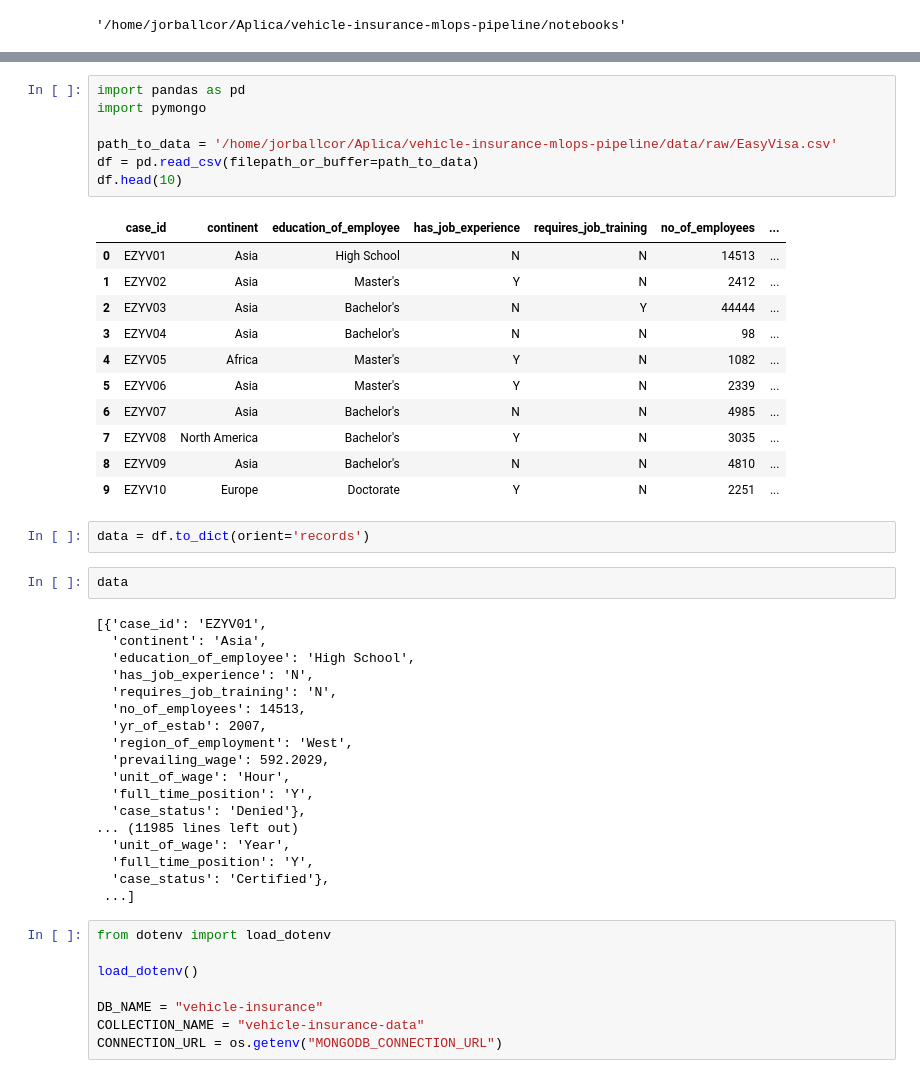
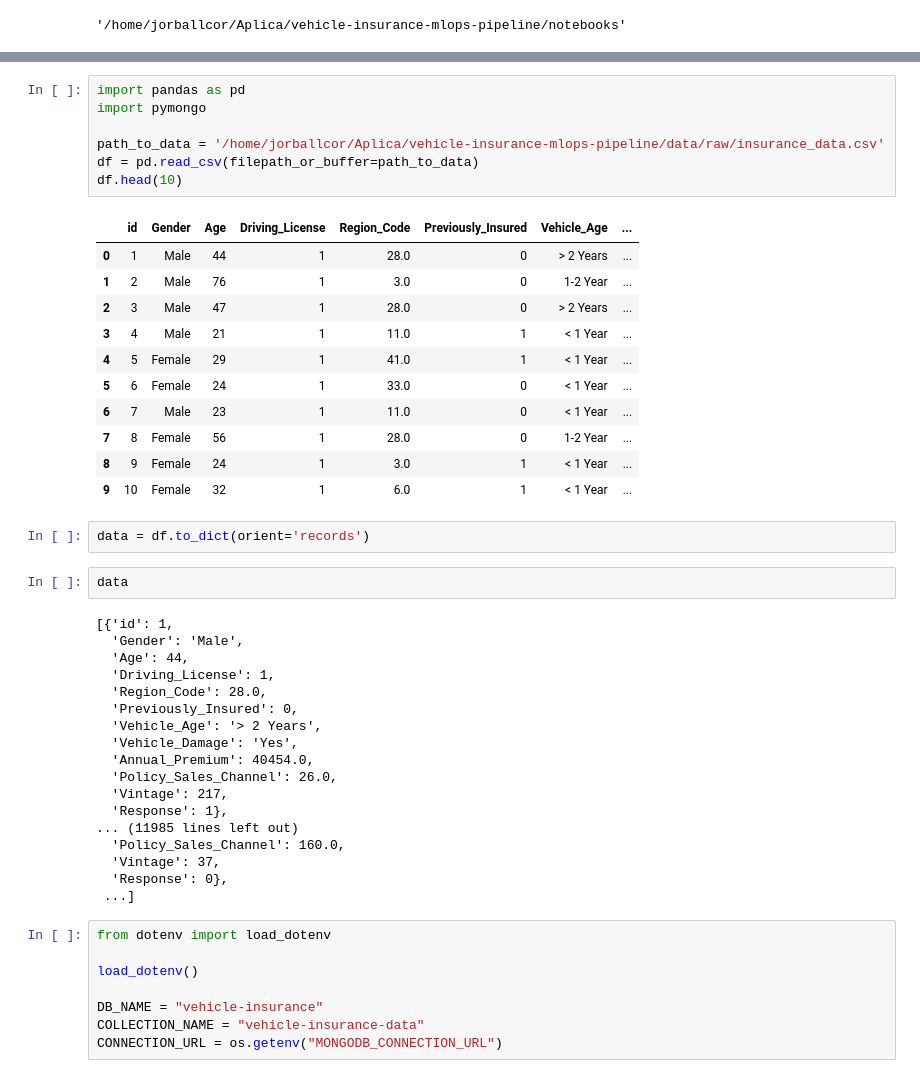
Before and after one commit to jorballcor/vehicle-insurance-mlops-pipeline, a Jupyter notebook: notebooks/mongoDB_demo.ipynb, the cells around one changed output, grey strips where cells are left out. Drawn from its saved outputs; the diff is of its cells as text.

Commit message:
update: demo mongoDB correct data

```diff
--- a/notebooks/mongoDB_demo.ipynb
+++ b/notebooks/mongoDB_demo.ipynb
@@ -10,43 +10,43 @@ os.listdir(path='/home/jorballcor/Aplica/vehicle-insurance-mlops-pipeline/data/r
 # %%
 import pandas as pd
 import pymongo
 
-path_to_data = '/home/jorballcor/Aplica/vehicle-insurance-mlops-pipeline/data/raw/EasyVisa.csv'
+path_to_data = '/home/jorballcor/Aplica/vehicle-insurance-mlops-pipeline/data/raw/insurance_data.csv'
 df = pd.read_csv(filepath_or_buffer=path_to_data)
 df.head(10)
 # %% [output]
-|  | case_id | continent | education_of_employee | has_job_experience | requires_job_training | no_of_employees | ... |
-| 0 | EZYV01 | Asia | High School | N | N | 14513 | ... |
-| 1 | EZYV02 | Asia | Master's | Y | N | 2412 | ... |
-| 2 | EZYV03 | Asia | Bachelor's | N | Y | 44444 | ... |
-| 3 | EZYV04 | Asia | Bachelor's | N | N | 98 | ... |
-| 4 | EZYV05 | Africa | Master's | Y | N | 1082 | ... |
-| 5 | EZYV06 | Asia | Master's | Y | N | 2339 | ... |
-| 6 | EZYV07 | Asia | Bachelor's | N | N | 4985 | ... |
-| 7 | EZYV08 | North America | Bachelor's | Y | N | 3035 | ... |
-| 8 | EZYV09 | Asia | Bachelor's | N | N | 4810 | ... |
-| 9 | EZYV10 | Europe | Doctorate | Y | N | 2251 | ... |
+|  | id | Gender | Age | Driving_License | Region_Code | Previously_Insured | Vehicle_Age | ... |
+| 0 | 1 | Male | 44 | 1 | 28.0 | 0 | > 2 Years | ... |
+| 1 | 2 | Male | 76 | 1 | 3.0 | 0 | 1-2 Year | ... |
+| 2 | 3 | Male | 47 | 1 | 28.0 | 0 | > 2 Years | ... |
+| 3 | 4 | Male | 21 | 1 | 11.0 | 1 | < 1 Year | ... |
+| 4 | 5 | Female | 29 | 1 | 41.0 | 1 | < 1 Year | ... |
+| 5 | 6 | Female | 24 | 1 | 33.0 | 0 | < 1 Year | ... |
+| 6 | 7 | Male | 23 | 1 | 11.0 | 0 | < 1 Year | ... |
+| 7 | 8 | Female | 56 | 1 | 28.0 | 0 | 1-2 Year | ... |
+| 8 | 9 | Female | 24 | 1 | 3.0 | 1 | < 1 Year | ... |
+| 9 | 10 | Female | 32 | 1 | 6.0 | 1 | < 1 Year | ... |
 # %%
 data = df.to_dict(orient='records')
 # %%
 data
 # %% [output]
-[{'case_id': 'EZYV01',
-  'continent': 'Asia',
-  'education_of_employee': 'High School',
-  'has_job_experience': 'N',
-  'requires_job_training': 'N',
-  'no_of_employees': 14513,
-  'yr_of_estab': 2007,
-  'region_of_employment': 'West',
-  'prevailing_wage': 592.2029,
-  'unit_of_wage': 'Hour',
-  'full_time_position': 'Y',
-  'case_status': 'Denied'},
+[{'id': 1,
+  'Gender': 'Male',
+  'Age': 44,
+  'Driving_License': 1,
+  'Region_Code': 28.0,
+  'Previously_Insured': 0,
+  'Vehicle_Age': '> 2 Years',
+  'Vehicle_Damage': 'Yes',
+  'Annual_Premium': 40454.0,
+  'Policy_Sales_Channel': 26.0,
+  'Vintage': 217,
+  'Response': 1},
 ... (11985 lines left out)
-  'unit_of_wage': 'Year',
-  'full_time_position': 'Y',
-  'case_status': 'Certified'},
+  'Policy_Sales_Channel': 160.0,
+  'Vintage': 37,
+  'Response': 0},
  ...]
 # %%
 from dotenv import load_dotenv
```
Also changed, not shown: parts of 2 cells of this notebook.
